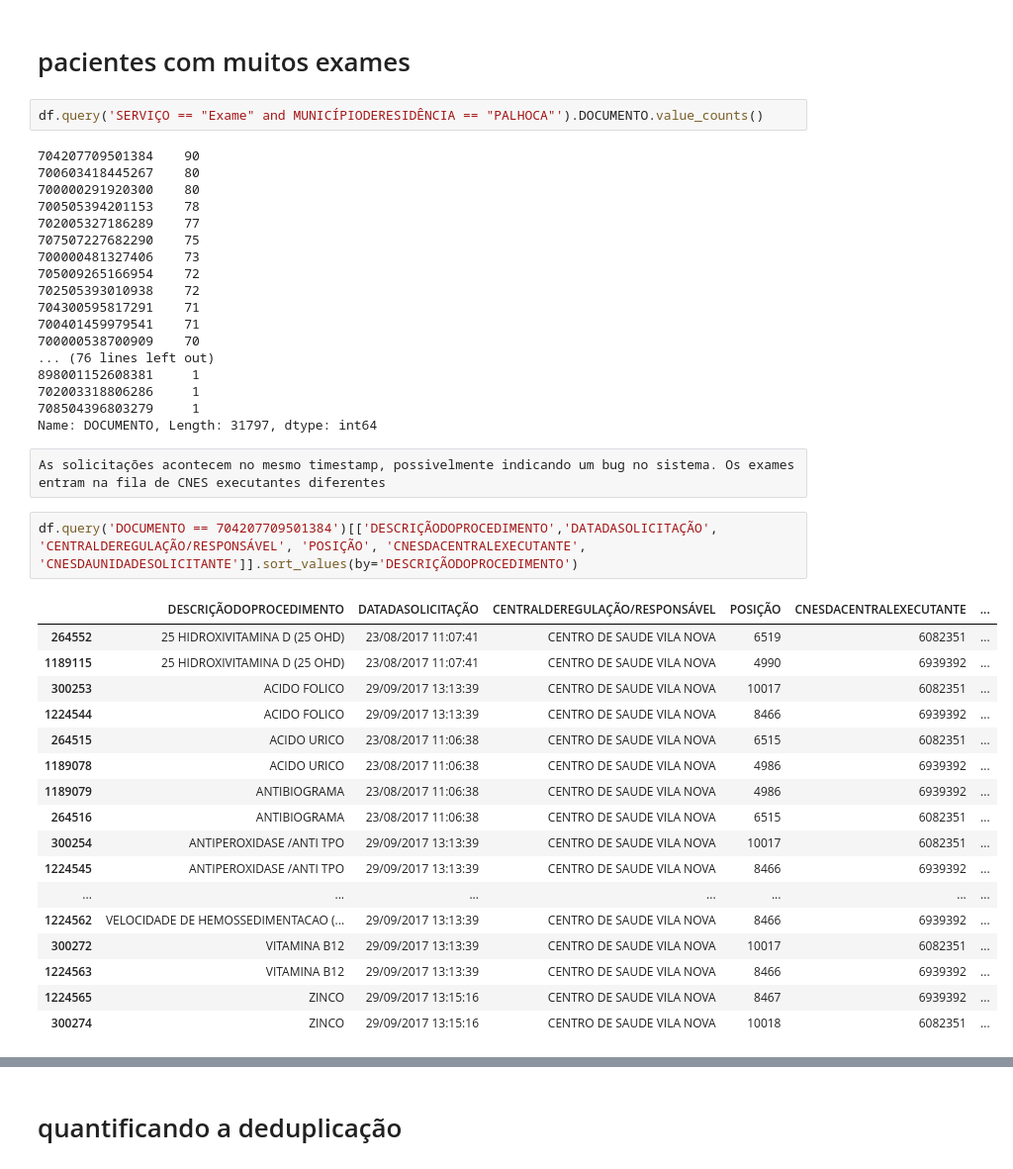
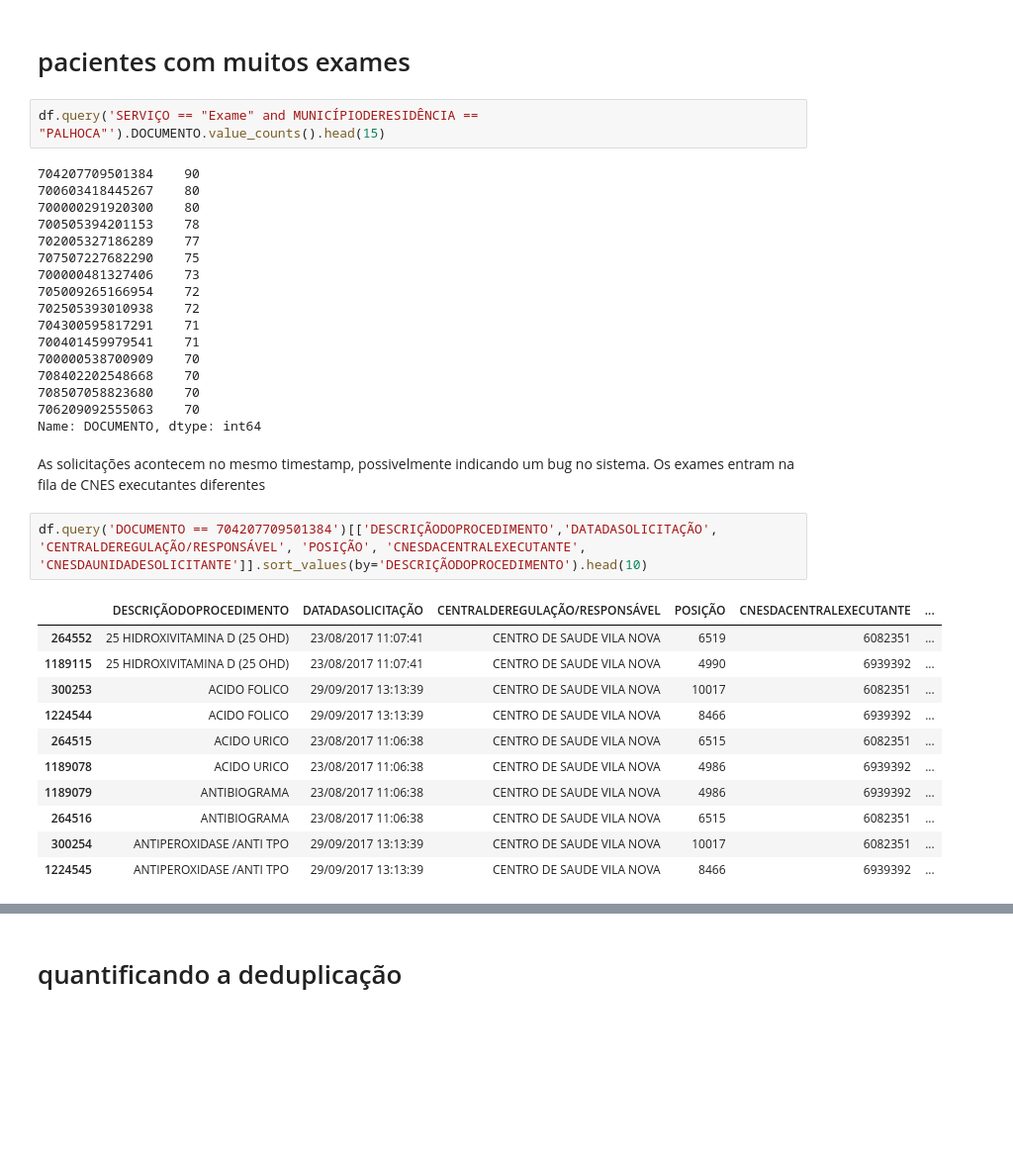
Before and after one commit to llautert/hacking-health-sc-2017, a Jupyter notebook: Análise exploratória da fila.ipynb, the cells around one changed output, grey strips where cells are left out. Shown at 99% size. Cells and saved outputs as stored; diff of their text form; blank space fills up the shorter version.

```diff
--- a/Análise exploratória da fila.ipynb
+++ b/Análise exploratória da fila.ipynb
@@ -216,7 +208,7 @@ Name: DOCUMENTO, dtype: float64
 # %% [markdown]
 # pacientes com muitos exames
 # %%
-df.query('SERVIÇO == "Exame" and MUNICÍPIODERESIDÊNCIA == "PALHOCA"').DOCUMENTO.value_counts()
+df.query('SERVIÇO == "Exame" and MUNICÍPIODERESIDÊNCIA == "PALHOCA"').DOCUMENTO.value_counts().head(15)
 # %% [output]
 704207709501384    90
 700603418445267    80
@@ -230,31 +222,24 @@ df.query('SERVIÇO == "Exame" and MUNICÍPIODERESIDÊNCIA == "PALHOCA"').DOCUMEN
 704300595817291    71
 700401459979541    71
 700000538700909    70
-... (76 lines left out)
-898001152608381     1
-702003318806286     1
-708504396803279     1
-Name: DOCUMENTO, Length: 31797, dtype: int64
+708402202548668    70
+708507058823680    70
+706209092555063    70
+Name: DOCUMENTO, dtype: int64
-# %% [raw]
-As solicitações acontecem no mesmo timestamp, possivelmente indicando um bug no sistema. Os exames entram na fila de CNES executantes diferentes
+# %% [markdown]
+As solicitações acontecem no mesmo timestamp, possivelmente indicando um bug no sistema. Os exames entram na fila de CNES executantes diferentes
 # %%
-df.query('DOCUMENTO == 704207709501384')[['DESCRIÇÃODOPROCEDIMENTO','DATADASOLICITAÇÃO', 'CENTRALDEREGULAÇÃO/RESPONSÁVEL', 'POSIÇÃO', 'CNESDACENTRALEXECUTANTE', 'CNESDAUNIDADESOLICITANTE']].sort_values(by='DESCRIÇÃODOPROCEDIMENTO')
+df.query('DOCUMENTO == 704207709501384')[['DESCRIÇÃODOPROCEDIMENTO','DATADASOLICITAÇÃO', 'CENTRALDEREGULAÇÃO/RESPONSÁVEL', 'POSIÇÃO', 'CNESDACENTRALEXECUTANTE', 'CNESDAUNIDADESOLICITANTE']].sort_values(by='DESCRIÇÃODOPROCEDIMENTO').head(10)
 # %% [output]
 |  | DESCRIÇÃODOPROCEDIMENTO | DATADASOLICITAÇÃO | CENTRALDEREGULAÇÃO/RESPONSÁVEL | POSIÇÃO | CNESDACENTRALEXECUTANTE | ... |
 | 264552 | 25 HIDROXIVITAMINA D (25 OHD) | 23/08/2017 11:07:41 | CENTRO DE SAUDE VILA NOVA | 6519 | 6082351 | ... |
 | 1189115 | 25 HIDROXIVITAMINA D (25 OHD) | 23/08/2017 11:07:41 | CENTRO DE SAUDE VILA NOVA | 4990 | 6939392 | ... |
 | 300253 | ACIDO FOLICO | 29/09/2017 13:13:39 | CENTRO DE SAUDE VILA NOVA | 10017 | 6082351 | ... |
 | 1224544 | ACIDO FOLICO | 29/09/2017 13:13:39 | CENTRO DE SAUDE VILA NOVA | 8466 | 6939392 | ... |
 | 264515 | ACIDO URICO | 23/08/2017 11:06:38 | CENTRO DE SAUDE VILA NOVA | 6515 | 6082351 | ... |
 | 1189078 | ACIDO URICO | 23/08/2017 11:06:38 | CENTRO DE SAUDE VILA NOVA | 4986 | 6939392 | ... |
 | 1189079 | ANTIBIOGRAMA | 23/08/2017 11:06:38 | CENTRO DE SAUDE VILA NOVA | 4986 | 6939392 | ... |
 | 264516 | ANTIBIOGRAMA | 23/08/2017 11:06:38 | CENTRO DE SAUDE VILA NOVA | 6515 | 6082351 | ... |
 | 300254 | ANTIPEROXIDASE /ANTI TPO | 29/09/2017 13:13:39 | CENTRO DE SAUDE VILA NOVA | 10017 | 6082351 | ... |
 | 1224545 | ANTIPEROXIDASE /ANTI TPO | 29/09/2017 13:13:39 | CENTRO DE SAUDE VILA NOVA | 8466 | 6939392 | ... |
-| ... | ... | ... | ... | ... | ... | ... |
-| 1224562 | VELOCIDADE DE HEMOSSEDIMENTACAO (... | 29/09/2017 13:13:39 | CENTRO DE SAUDE VILA NOVA | 8466 | 6939392 | ... |
-| 300272 | VITAMINA B12 | 29/09/2017 13:13:39 | CENTRO DE SAUDE VILA NOVA | 10017 | 6082351 | ... |
-| 1224563 | VITAMINA B12 | 29/09/2017 13:13:39 | CENTRO DE SAUDE VILA NOVA | 8466 | 6939392 | ... |
-| 1224565 | ZINCO | 29/09/2017 13:15:16 | CENTRO DE SAUDE VILA NOVA | 8467 | 6939392 | ... |
-| 300274 | ZINCO | 29/09/2017 13:15:16 | CENTRO DE SAUDE VILA NOVA | 10018 | 6082351 | ... |
 # %%
```
Also changed, not shown: parts of 24 cells of this notebook.
